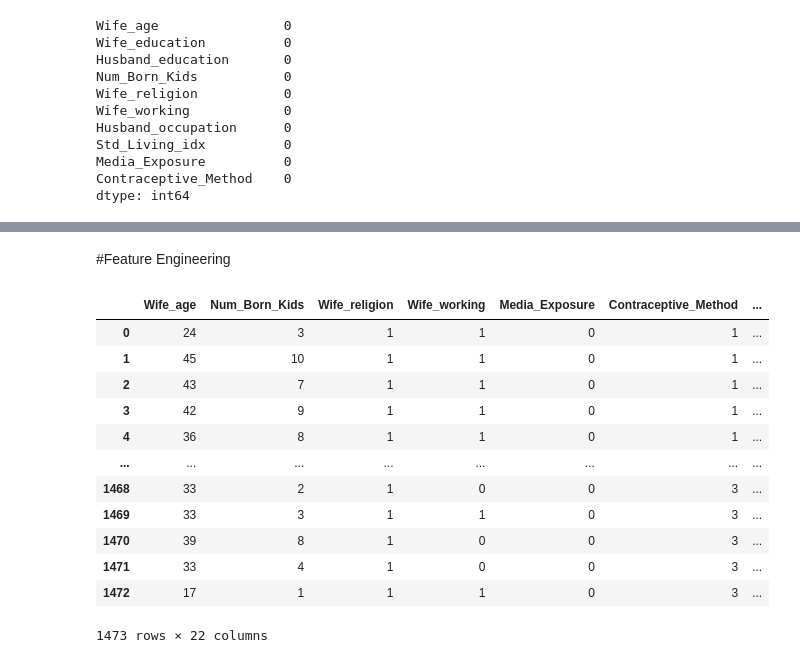
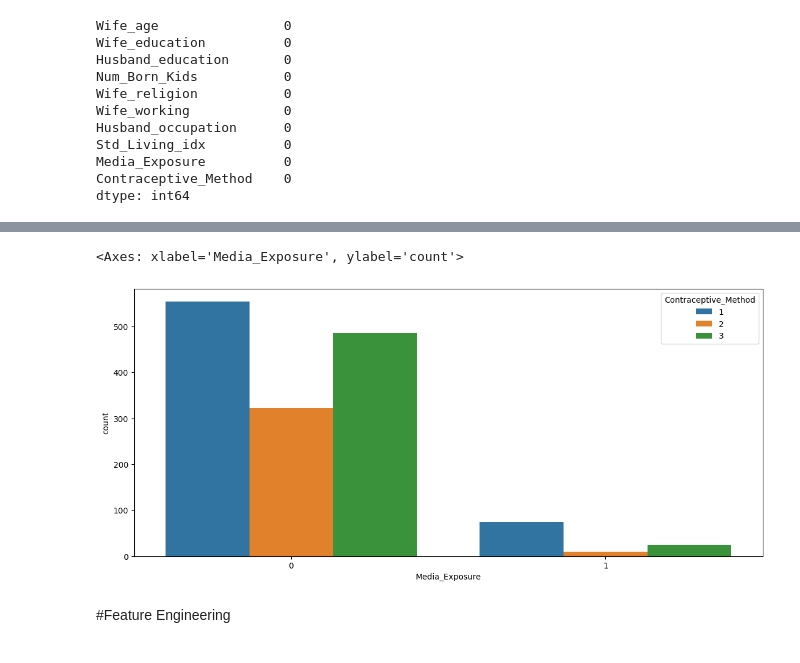
Before and after one commit to luanbezerra/Projeto-de-Estatistica, a Jupyter notebook: Naive_Bayes.ipynb, the cells around one changed output, grey strips where cells are left out. Cells and saved outputs as stored; diff of their text form; code cells hidden in the pictures.

```diff
--- a/Naive_Bayes.ipynb
+++ b/Naive_Bayes.ipynb
@@ -94,22 +136,9 @@ dtype: int64
+# %%
+#plotando o método escolhido pela exposição à mídia
+plt.figure(figsize=(14,6))
+sns.countplot(x='Media_Exposure',data=df,hue="Contraceptive_Method")
+# %% [output]
+<Axes: xlabel='Media_Exposure', ylabel='count'>
+[figure, added]
 # %% [markdown]
 #Feature Engineering
-# %%
-#agora usaremos a técnica de one hot encode para transformar os dados categóricos em binários
-columns_to_encode = ['Wife_education', 'Husband_education', 'Husband_occupation', 'Std_Living_idx']
-df_encoded = pd.get_dummies(df, columns=columns_to_encode)
-df = df_encoded
-df
-# %% [output]
-|  | Wife_age | Num_Born_Kids | Wife_religion | Wife_working | Media_Exposure | Contraceptive_Method | ... |
-| 0 | 24 | 3 | 1 | 1 | 0 | 1 | ... |
-| 1 | 45 | 10 | 1 | 1 | 0 | 1 | ... |
-| 2 | 43 | 7 | 1 | 1 | 0 | 1 | ... |
-| 3 | 42 | 9 | 1 | 1 | 0 | 1 | ... |
-| 4 | 36 | 8 | 1 | 1 | 0 | 1 | ... |
-| ... | ... | ... | ... | ... | ... | ... | ... |
-| 1468 | 33 | 2 | 1 | 0 | 0 | 3 | ... |
-| 1469 | 33 | 3 | 1 | 1 | 0 | 3 | ... |
-| 1470 | 39 | 8 | 1 | 0 | 0 | 3 | ... |
-| 1471 | 33 | 4 | 1 | 0 | 0 | 3 | ... |
-| 1472 | 17 | 1 | 1 | 1 | 0 | 3 | ... |
-1473 rows × 22 columns
```
Also changed, not shown: parts of 24 cells of this notebook.
